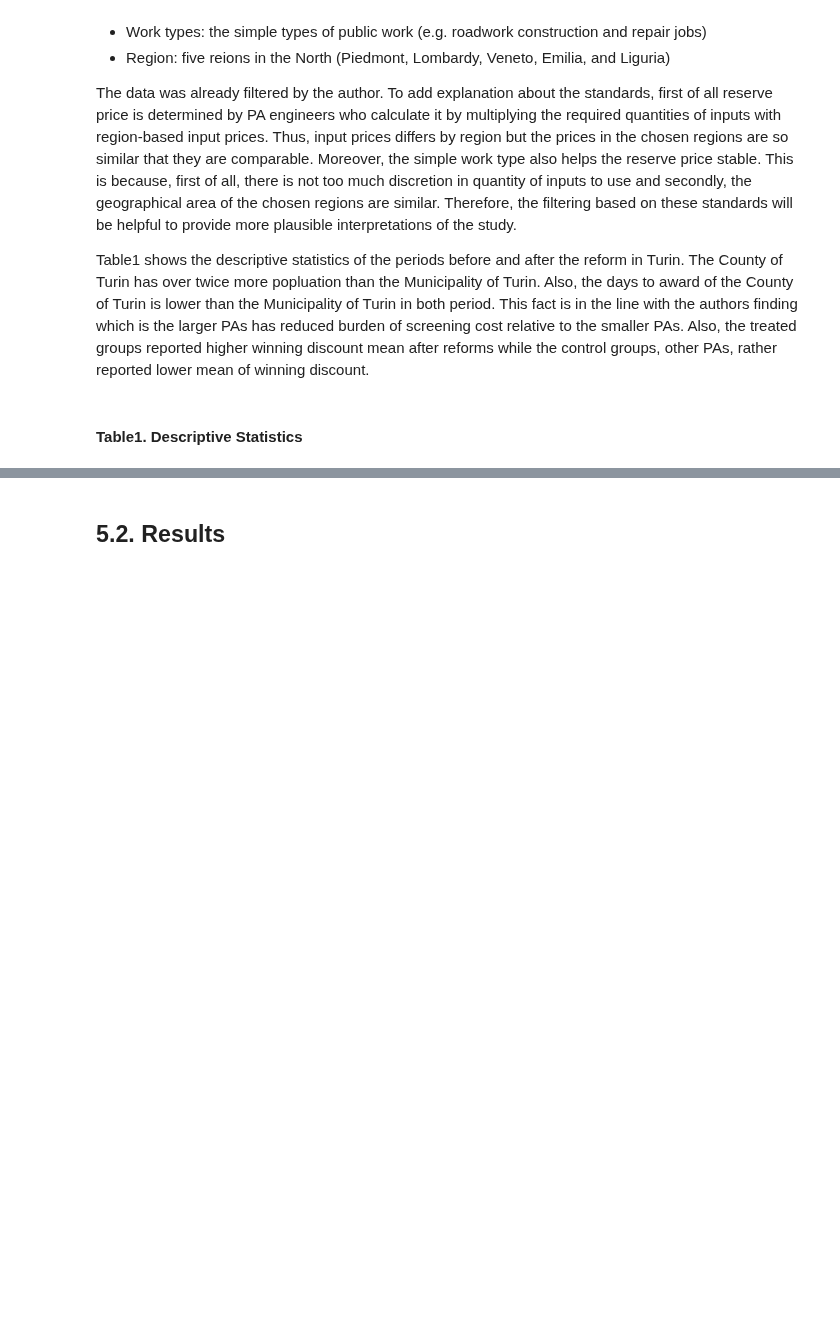
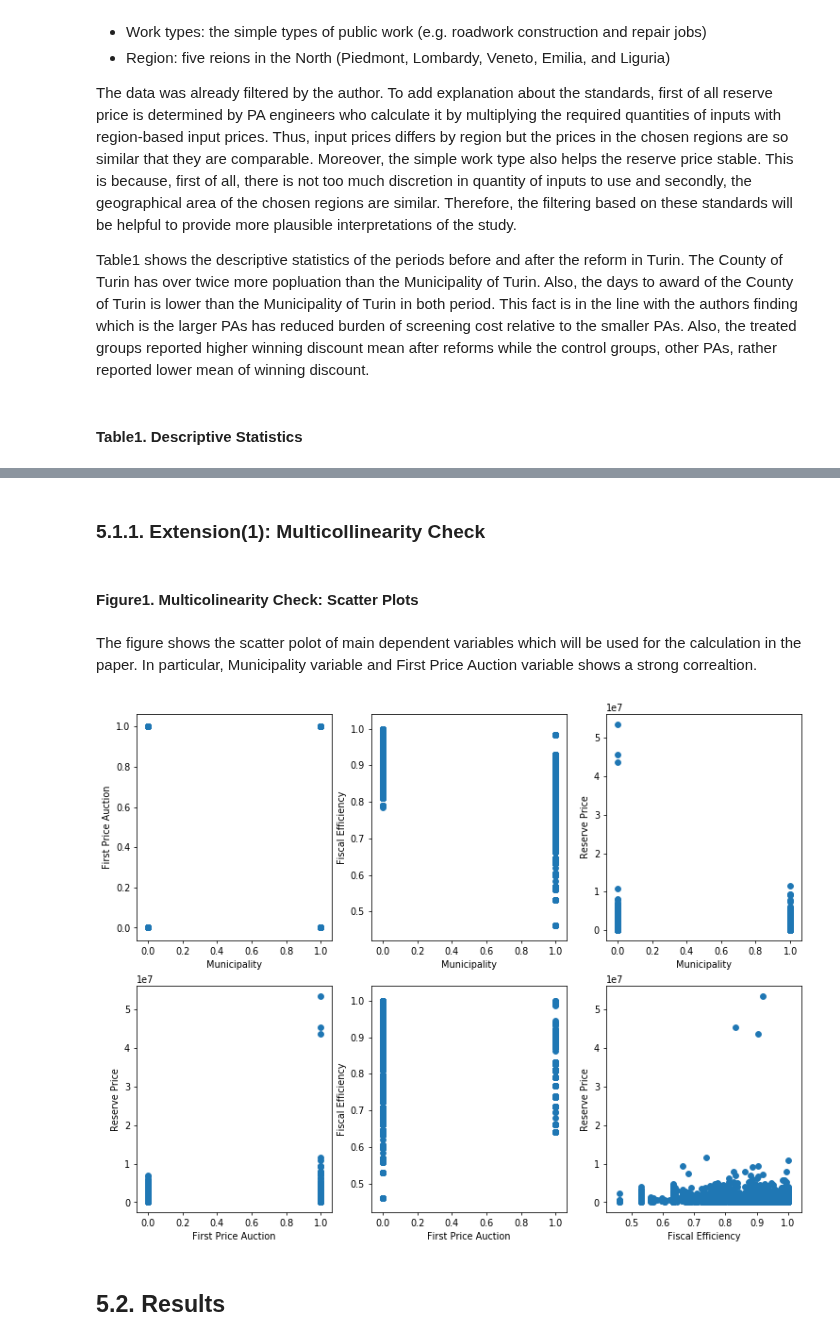
Before and after one commit to huiren-j/Replication-of-Decarolis-2014-, a Jupyter notebook: Replication_HyeinJeong.ipynb, the cells around one changed output, grey strips where cells are left out. Drawn from its saved outputs; the diff is of its cells as text; code cells hidden in the pictures; blank space fills up the shorter version.

```diff
--- a/Untitled.ipynb
+++ b/Replication_HyeinJeong.ipynb
@@ -170,6 +178,16 @@ table1_postsort(df_post)
 | Population | 900.608 | 2.73727e-12 | 156 | 2242.78 | 0 | 137 | 388.392 | 245.926 | ... |
 | Experience | 523 | 0 | 156 | 416 | 0 | 137 | 171.413 | 75.2393 | ... |
 | Fiscal efficiency | 0.805913 | 0.0395676 | 156 | 0.866495 | 0.0323597 | 137 | 0.866218 | 0.0918481 | ... |
+# %% [markdown]
+### 5.1.1. Extension(1): Multicollinearity Check
+# %% [markdown]
+#### Figure1. Multicolinearity Check: Scatter Plots
+# %% [markdown]
+The figure shows the scatter polot of main dependent variables which will be used for the calculation in the paper. In particular, Municipality variable and First Price Auction variable shows a strong correaltion.
+# %%
+multi_collinearity(df)
+# %% [output]
+[figure, added]
 # %% [markdown]
 ##  5.2. Results
 # %% [markdown]
```
Also changed, not shown: parts of 18 cells of this notebook, 27 other files.
